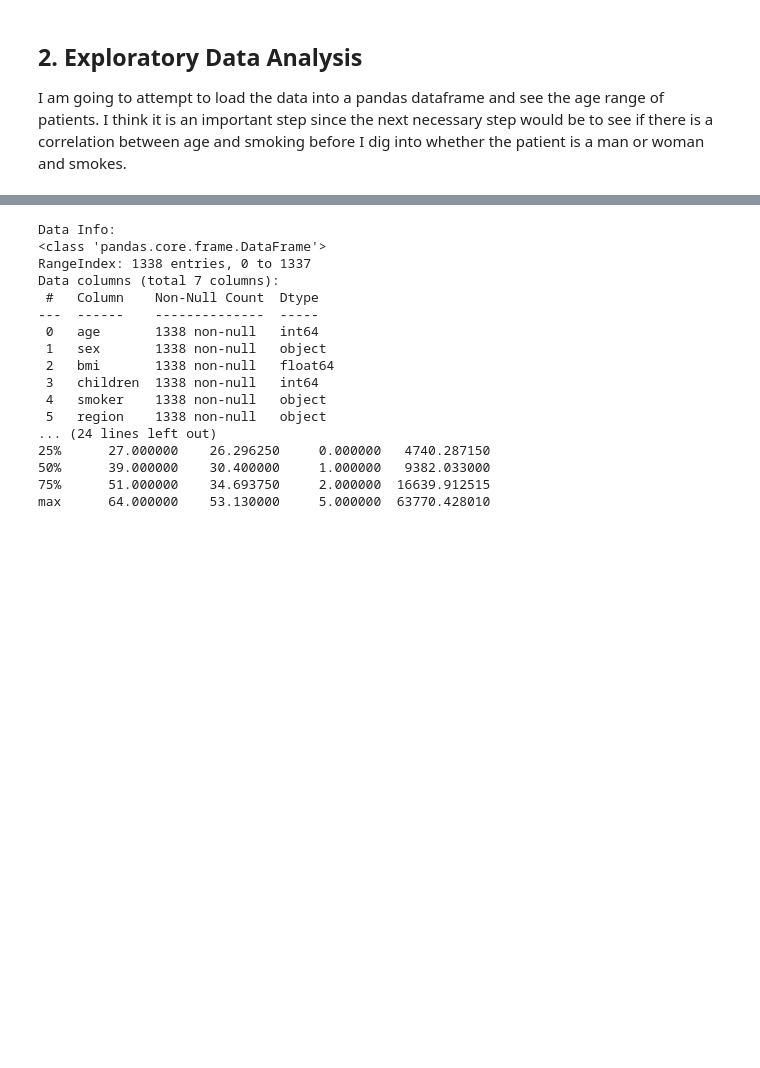
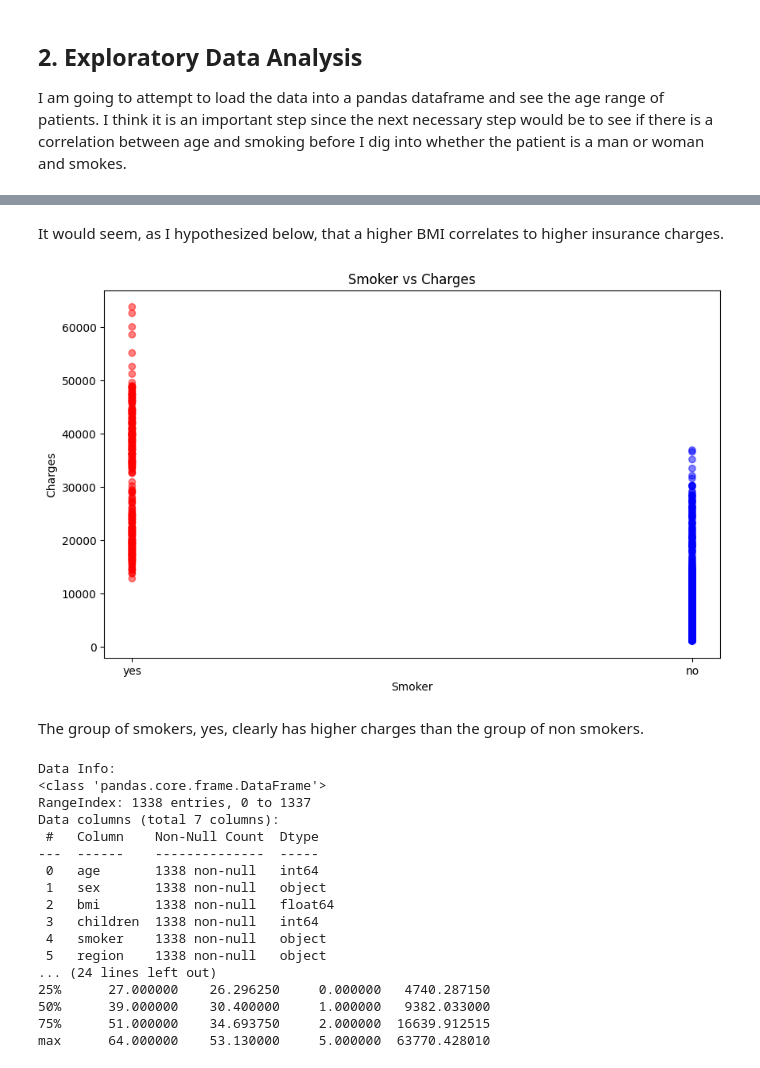
Before and after one commit to dhelms33/CS39AA-Project-DH, a Jupyter notebook: project_part1.ipynb, the cells around one changed output, grey strips where cells are left out. Saved outputs shown, nothing was run; the diff lists cells and outputs as text; code cells hidden in the pictures; blank space fills up the shorter version.

```diff
--- a/project_part1.ipynb
+++ b/project_part1.ipynb
@@ -22,3 +56,24 @@ I am going to attempt to load the data into a pandas dataframe and see the age r
+# %% [markdown]
+It would seem, as I hypothesized below, that a higher BMI correlates to higher insurance charges.
+# %%
+import pandas as pd
+import matplotlib.pyplot as plt
+
+# Load the dataset
+data = pd.read_csv('insurance.csv')  # Replace 'insurance.csv' with the actual filename
+
+# Plot a scatter plot of Smoker vs Charges
+plt.figure(figsize=(10, 6))
+colors = {'yes': 'red', 'no': 'blue'}  # Assigning colors based on smoker status
+plt.scatter(data['smoker'], data['charges'], alpha=0.5, color=[colors[i] for i in data['smoker']])
+plt.title('Smoker vs Charges')
+plt.xlabel('Smoker')
+plt.ylabel('Charges')
+plt.show()
+# %% [output]
+[figure, added]
+# %% [markdown]
+The group of smokers, yes, clearly has higher charges than the group of non smokers.
 # %%
 import pandas as pd
 
```
Also changed, not shown: parts of 3 cells of this notebook.
